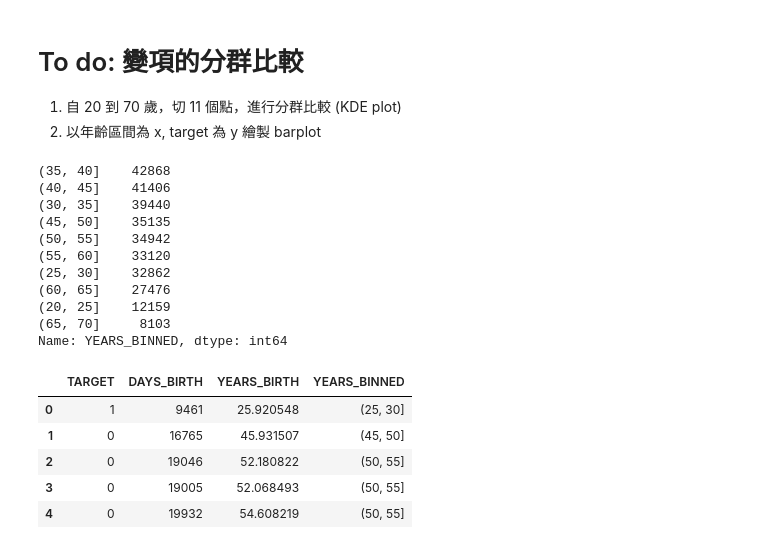
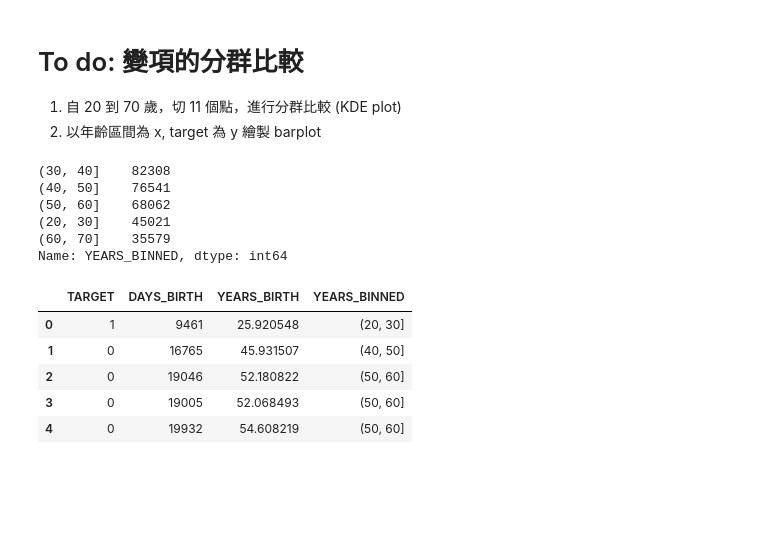
Before and after one commit to SS0306/ML-100-Days, a Jupyter notebook: Homework/Day_011_HW.ipynb, the cells around one changed output. Drawn from its saved outputs; the diff is of its cells as text; code cells hidden in the pictures; blank space fills up the shorter version.

```diff
--- a/Homework/Day_011_HW.ipynb
+++ b/Homework/Day_011_HW.ipynb
@@ -39,31 +39,26 @@ app_train['DAYS_BIRTH'] = abs(app_train['DAYS_BIRTH'])
 # %%
 # 根據年齡分成不同組別 (年齡區間 - 還款與否)
 age_data = app_train[['TARGET', 'DAYS_BIRTH']] # subset
 age_data['YEARS_BIRTH'] = age_data['DAYS_BIRTH'] / 365 # day-age to year-age
 
 # Continous to Discrete
 
-bin_cut = [20,25,30,35,40,45,50,55,60,65,70]
+bin_cut = [20,30,40,50,60,70]
 age_data['YEARS_BINNED'] = pd.cut(age_data['YEARS_BIRTH'],
                                   bins = bin_cut)
 
 print(age_data['YEARS_BINNED'].value_counts())
 age_data.head()
 # %% [output]
-(35, 40]    42868
-(40, 45]    41406
-(30, 35]    39440
-(45, 50]    35135
-(50, 55]    34942
-(55, 60]    33120
-(25, 30]    32862
-(60, 65]    27476
-(20, 25]    12159
-(65, 70]     8103
+(30, 40]    82308
+(40, 50]    76541
+(50, 60]    68062
+(20, 30]    45021
+(60, 70]    35579
 Name: YEARS_BINNED, dtype: int64
 |  | TARGET | DAYS_BIRTH | YEARS_BIRTH | YEARS_BINNED |
-| 0 | 1 | 9461 | 25.920548 | (25, 30] |
-| 1 | 0 | 16765 | 45.931507 | (45, 50] |
-| 2 | 0 | 19046 | 52.180822 | (50, 55] |
-| 3 | 0 | 19005 | 52.068493 | (50, 55] |
-| 4 | 0 | 19932 | 54.608219 | (50, 55] |
+| 0 | 1 | 9461 | 25.920548 | (20, 30] |
+| 1 | 0 | 16765 | 45.931507 | (40, 50] |
+| 2 | 0 | 19046 | 52.180822 | (50, 60] |
+| 3 | 0 | 19005 | 52.068493 | (50, 60] |
+| 4 | 0 | 19932 | 54.608219 | (50, 60] |
```
Also changed, not shown: parts of 5 cells of this notebook.
